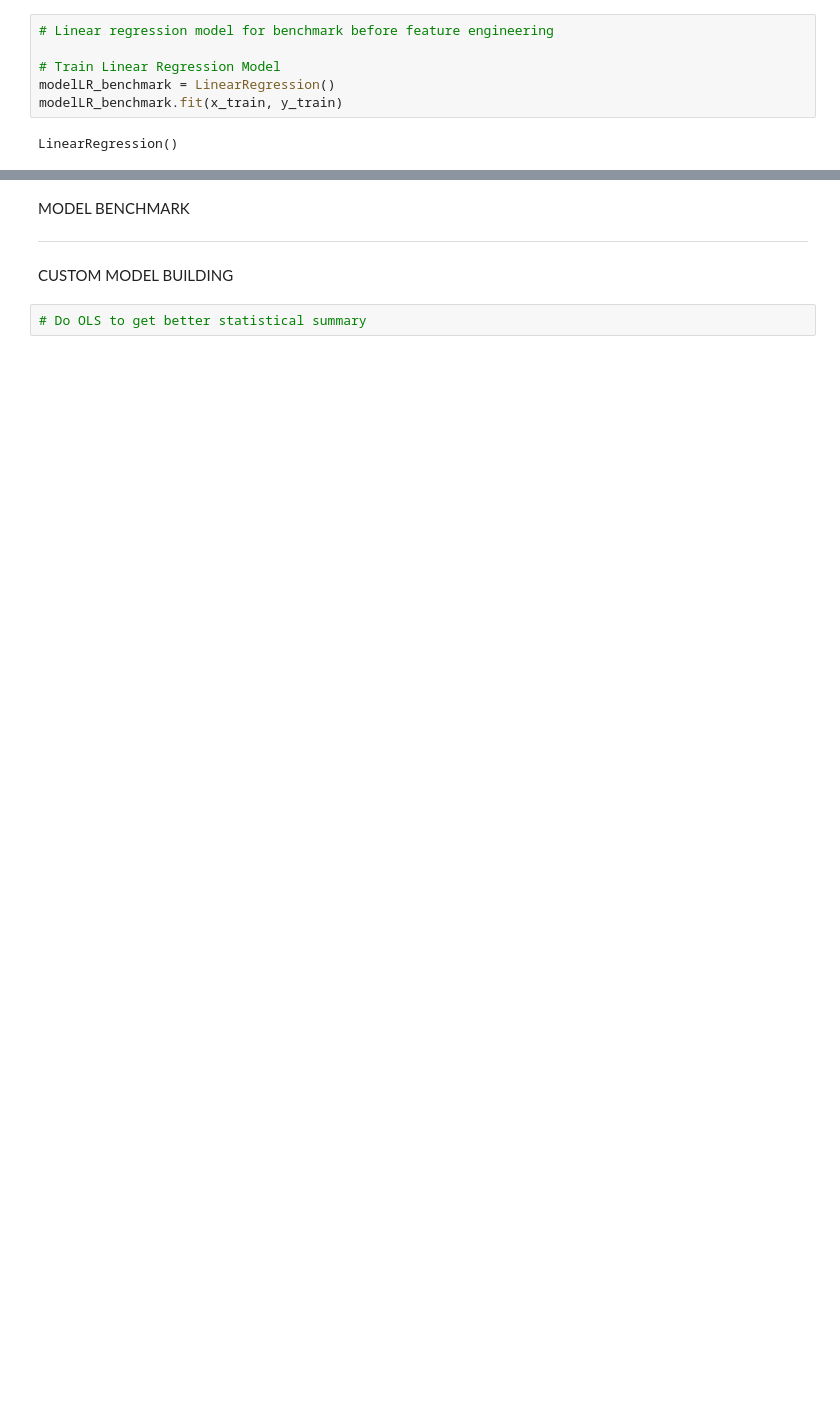
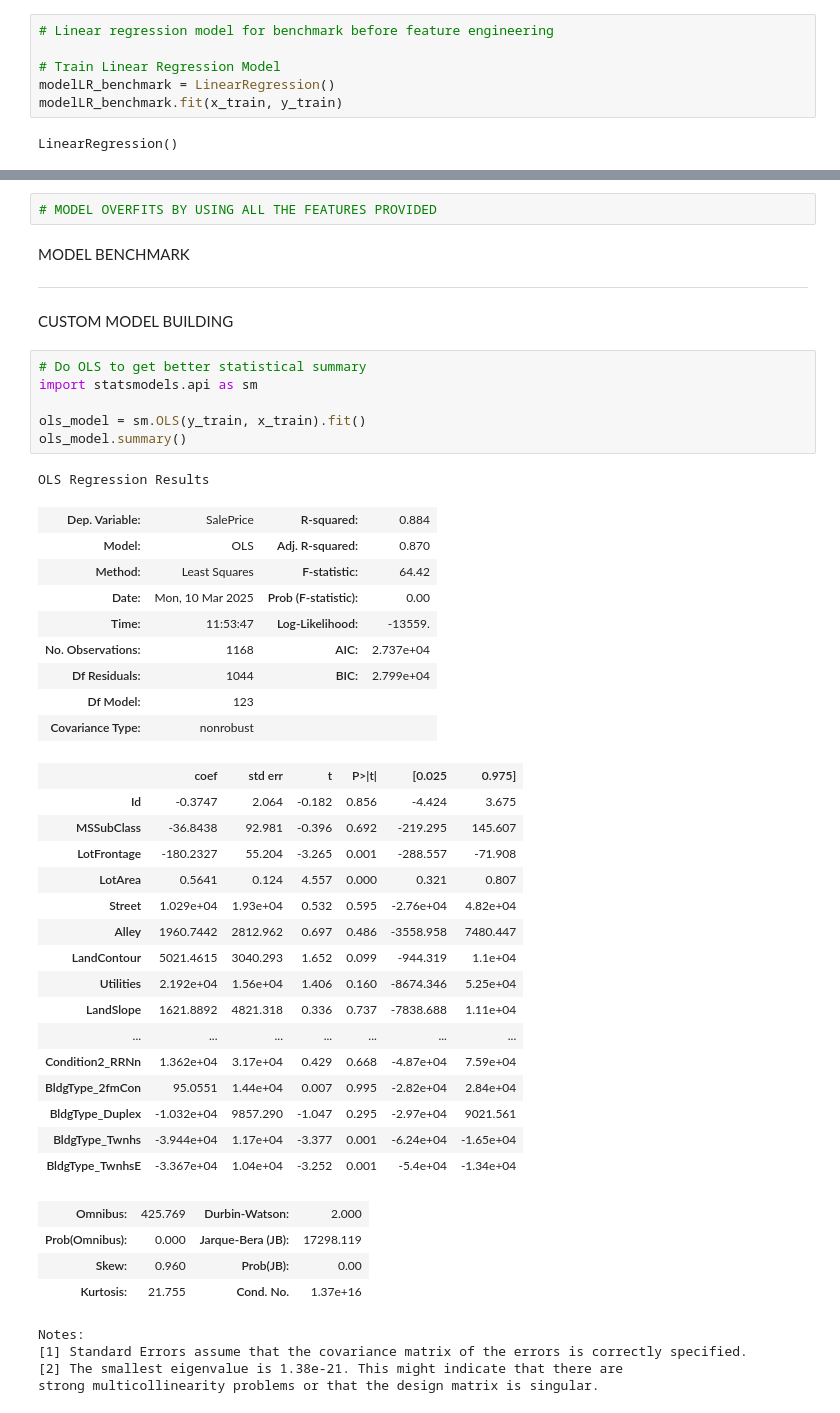
Before and after one commit to Alfredo2212/Kaggle-Data_Science, a Jupyter notebook: house-prices-advanced-regression-techniques.ipynb, the cells around one changed output, grey strips where cells are left out. Saved outputs shown, nothing was run; the diff lists cells and outputs as text; blank space fills up the shorter version.

```diff
--- a/house-prices-advanced-regression-techniques.ipynb
+++ b/house-prices-advanced-regression-techniques.ipynb
@@ -527,6 +541,47 @@ model_performance_regression(modelLR_benchmark, x_test, y_test)
+# %%
+# MODEL OVERFITS BY USING ALL THE FEATURES PROVIDED
 # %% [markdown]
 MODEL BENCHMARK
 _________________________________________________________________________________
 CUSTOM MODEL BUILDING
 # %%
 # Do OLS to get better statistical summary
+import statsmodels.api as sm
+
+ols_model = sm.OLS(y_train, x_train).fit()
+ols_model.summary()
+# %% [output]
+OLS Regression Results
+| Dep. Variable: | SalePrice | R-squared: | 0.884 |
+| Model: | OLS | Adj. R-squared: | 0.870 |
+| Method: | Least Squares | F-statistic: | 64.42 |
+| Date: | Mon, 10 Mar 2025 | Prob (F-statistic): | 0.00 |
+| Time: | 11:53:47 | Log-Likelihood: | -13559. |
+| No. Observations: | 1168 | AIC: | 2.737e+04 |
+| Df Residuals: | 1044 | BIC: | 2.799e+04 |
+| Df Model: | 123 |  |  |
+| Covariance Type: | nonrobust |  |  |
+|  | coef | std err | t | P>|t| | [0.025 | 0.975] |
+| Id | -0.3747 | 2.064 | -0.182 | 0.856 | -4.424 | 3.675 |
+| MSSubClass | -36.8438 | 92.981 | -0.396 | 0.692 | -219.295 | 145.607 |
+| LotFrontage | -180.2327 | 55.204 | -3.265 | 0.001 | -288.557 | -71.908 |
+| LotArea | 0.5641 | 0.124 | 4.557 | 0.000 | 0.321 | 0.807 |
+| Street | 1.029e+04 | 1.93e+04 | 0.532 | 0.595 | -2.76e+04 | 4.82e+04 |
+| Alley | 1960.7442 | 2812.962 | 0.697 | 0.486 | -3558.958 | 7480.447 |
+| LandContour | 5021.4615 | 3040.293 | 1.652 | 0.099 | -944.319 | 1.1e+04 |
+| Utilities | 2.192e+04 | 1.56e+04 | 1.406 | 0.160 | -8674.346 | 5.25e+04 |
+| LandSlope | 1621.8892 | 4821.318 | 0.336 | 0.737 | -7838.688 | 1.11e+04 |
+| ... | ... | ... | ... | ... | ... | ... |
+| Condition2_RRNn | 1.362e+04 | 3.17e+04 | 0.429 | 0.668 | -4.87e+04 | 7.59e+04 |
+| BldgType_2fmCon | 95.0551 | 1.44e+04 | 0.007 | 0.995 | -2.82e+04 | 2.84e+04 |
+| BldgType_Duplex | -1.032e+04 | 9857.290 | -1.047 | 0.295 | -2.97e+04 | 9021.561 |
+| BldgType_Twnhs | -3.944e+04 | 1.17e+04 | -3.377 | 0.001 | -6.24e+04 | -1.65e+04 |
+| BldgType_TwnhsE | -3.367e+04 | 1.04e+04 | -3.252 | 0.001 | -5.4e+04 | -1.34e+04 |
+| Omnibus: | 425.769 | Durbin-Watson: | 2.000 |
+| Prob(Omnibus): | 0.000 | Jarque-Bera (JB): | 17298.119 |
+| Skew: | 0.960 | Prob(JB): | 0.00 |
+| Kurtosis: | 21.755 | Cond. No. | 1.37e+16 |
+Notes:
+[1] Standard Errors assume that the covariance matrix of the errors is correctly specified.
+[2] The smallest eigenvalue is 1.38e-21. This might indicate that there are
+strong multicollinearity problems or that the design matrix is singular.
```
Also changed, not shown: parts of 8 cells of this notebook.
